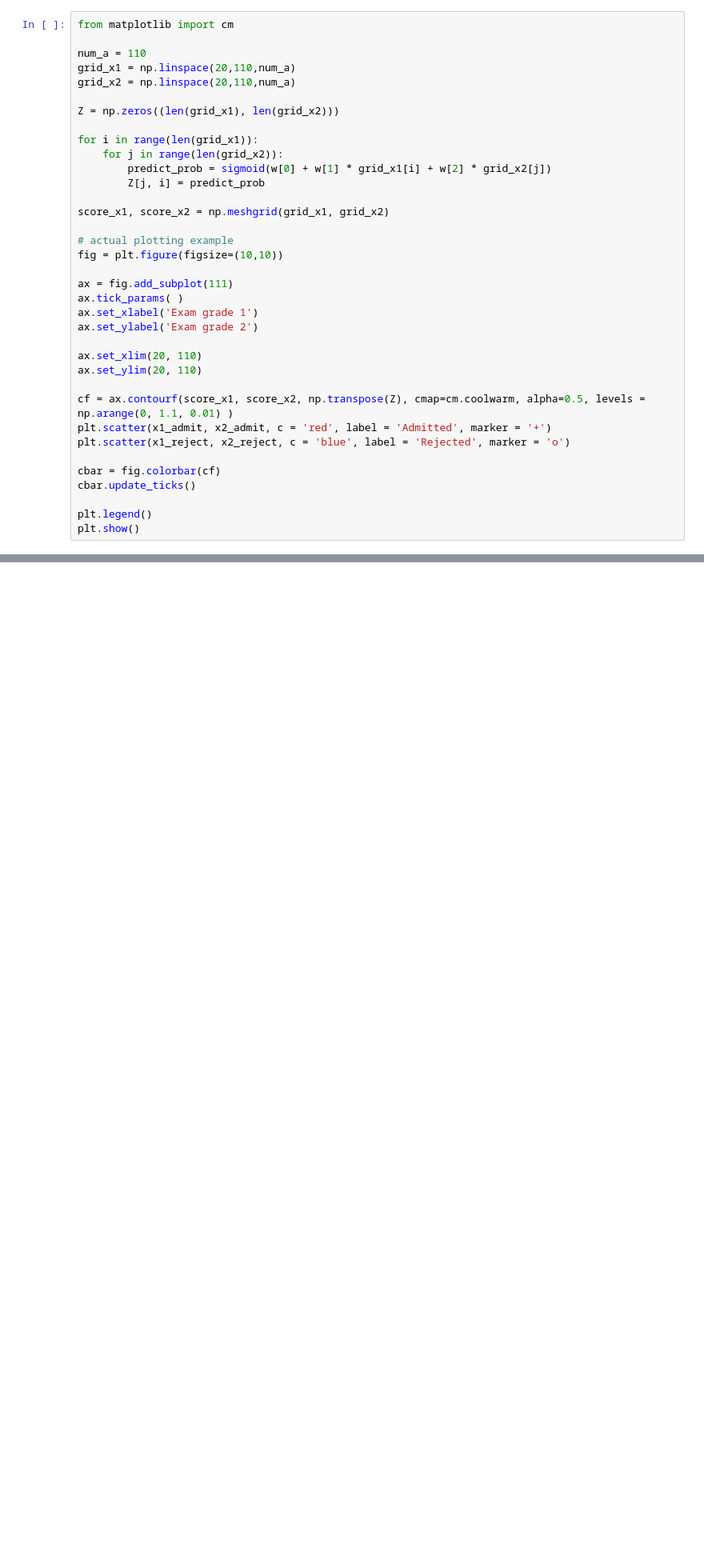
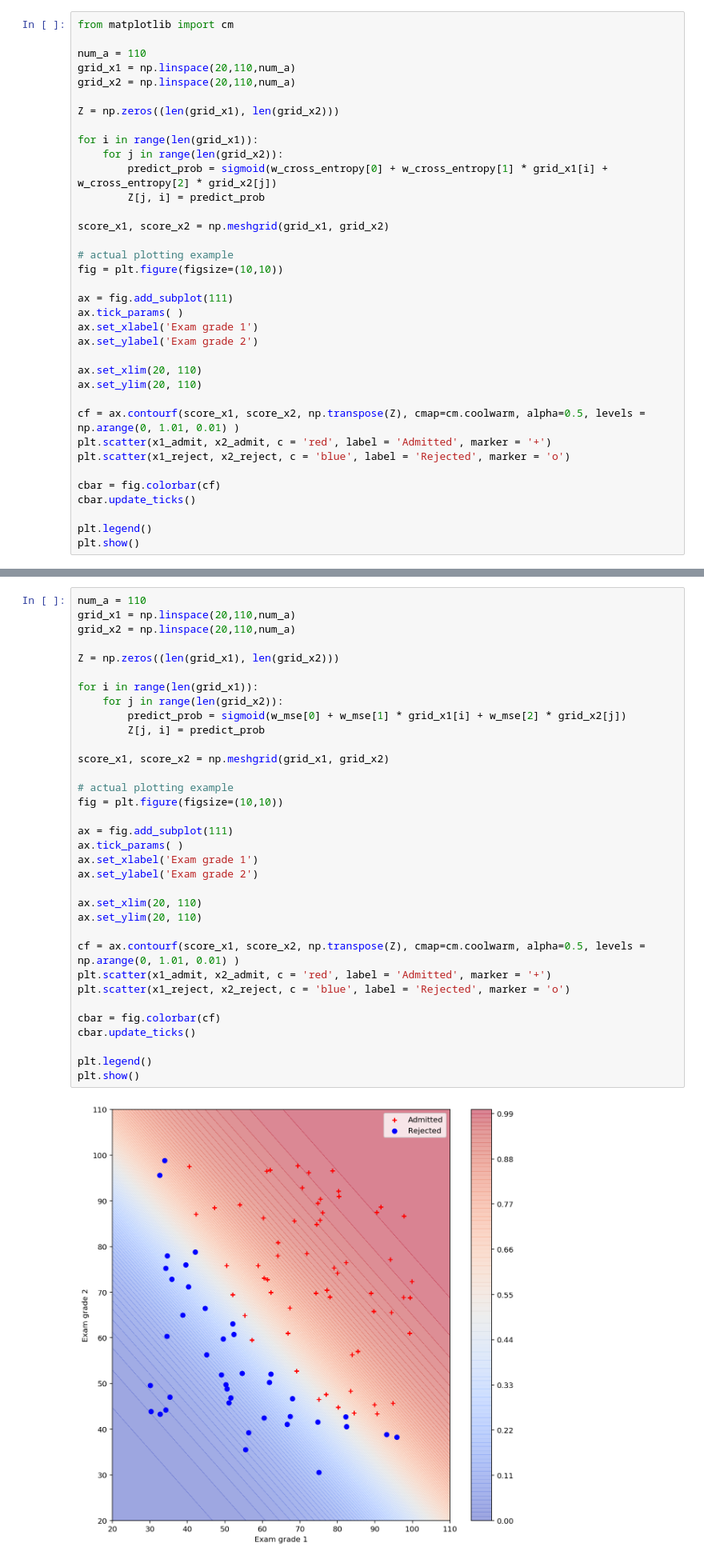
Before and after one commit to minjoong507/Machine-learning-project, a Jupyter notebook: 4week/notebook/assignment-04.ipynb, the cells around one changed output, grey strips where cells are left out. Shown at 80% size. Cells and saved outputs as stored; diff of their text form; blank space fills up the shorter version.

```diff
--- a/4week/notebook/assignment-04.ipynb
+++ b/4week/notebook/assignment-04.ipynb
@@ -428,7 +446,7 @@ Z = np.zeros((len(grid_x1), len(grid_x2)))
 
 for i in range(len(grid_x1)):
     for j in range(len(grid_x2)):
-        predict_prob = sigmoid(w[0] + w[1] * grid_x1[i] + w[2] * grid_x2[j])
+        predict_prob = sigmoid(w_cross_entropy[0] + w_cross_entropy[1] * grid_x1[i] + w_cross_entropy[2] * grid_x2[j])
         Z[j, i] = predict_prob
 
 score_x1, score_x2 = np.meshgrid(grid_x1, grid_x2)
@@ -444,7 +462,7 @@ ax.set_ylabel('Exam grade 2')
 ax.set_xlim(20, 110)
 ax.set_ylim(20, 110)
 
-cf = ax.contourf(score_x1, score_x2, np.transpose(Z), cmap=cm.coolwarm, alpha=0.5, levels = np.arange(0, 1.1, 0.01) )
+cf = ax.contourf(score_x1, score_x2, np.transpose(Z), cmap=cm.coolwarm, alpha=0.5, levels = np.arange(0, 1.01, 0.01) )
 plt.scatter(x1_admit, x2_admit, c = 'red', label = 'Admitted', marker = '+')
 plt.scatter(x1_reject, x2_reject, c = 'blue', label = 'Rejected', marker = 'o')
 
@@ -545,3 +574,39 @@ plt.show()
+# %%
+num_a = 110
+grid_x1 = np.linspace(20,110,num_a)
+grid_x2 = np.linspace(20,110,num_a)
+
+Z = np.zeros((len(grid_x1), len(grid_x2)))
+
+for i in range(len(grid_x1)):
+    for j in range(len(grid_x2)):
+        predict_prob = sigmoid(w_mse[0] + w_mse[1] * grid_x1[i] + w_mse[2] * grid_x2[j])
+        Z[j, i] = predict_prob
+
+score_x1, score_x2 = np.meshgrid(grid_x1, grid_x2)
+
+# actual plotting example
+fig = plt.figure(figsize=(10,10))
+
+ax = fig.add_subplot(111)
+ax.tick_params( )
+ax.set_xlabel('Exam grade 1')
+ax.set_ylabel('Exam grade 2')
+
+ax.set_xlim(20, 110)
+ax.set_ylim(20, 110)
+
+cf = ax.contourf(score_x1, score_x2, np.transpose(Z), cmap=cm.coolwarm, alpha=0.5, levels = np.arange(0, 1.01, 0.01) )
+plt.scatter(x1_admit, x2_admit, c = 'red', label = 'Admitted', marker = '+')
+plt.scatter(x1_reject, x2_reject, c = 'blue', label = 'Rejected', marker = 'o')
+
+cbar = fig.colorbar(cf)
+cbar.update_ticks()
+
+plt.legend()
+plt.show()
+# %% [output]
+[figure, added]
 # %% [markdown]
 ## 9. Plot the probability map using the cross-entropy error (2pt)
 # %%
```
Also changed, not shown: parts of 11 cells of this notebook.
